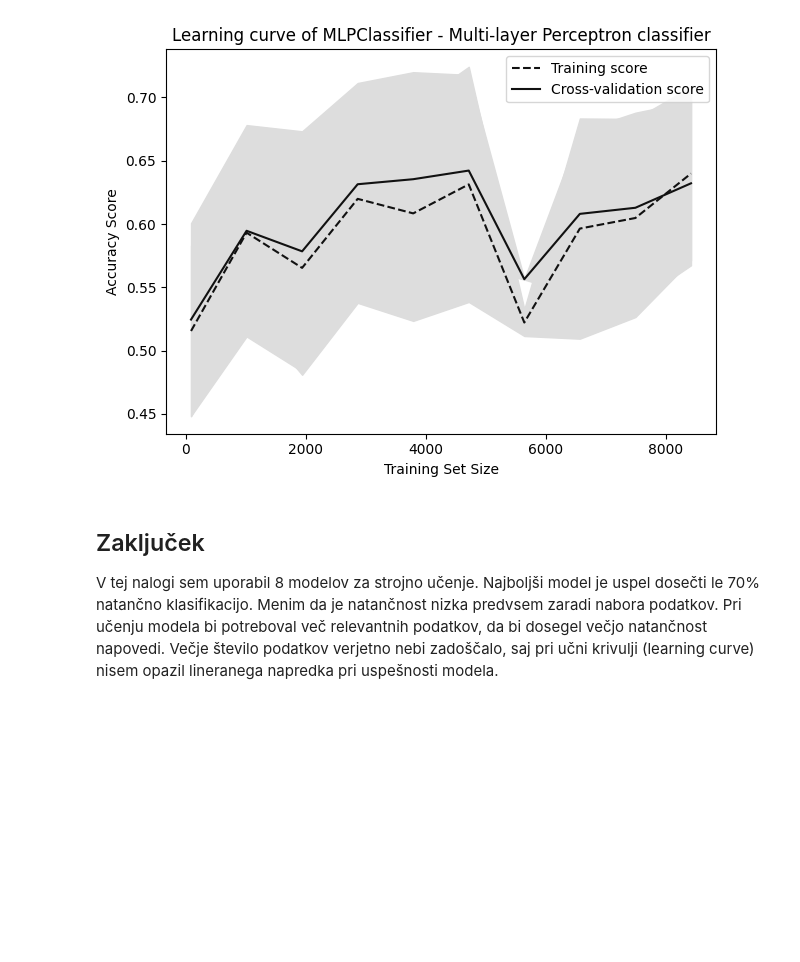
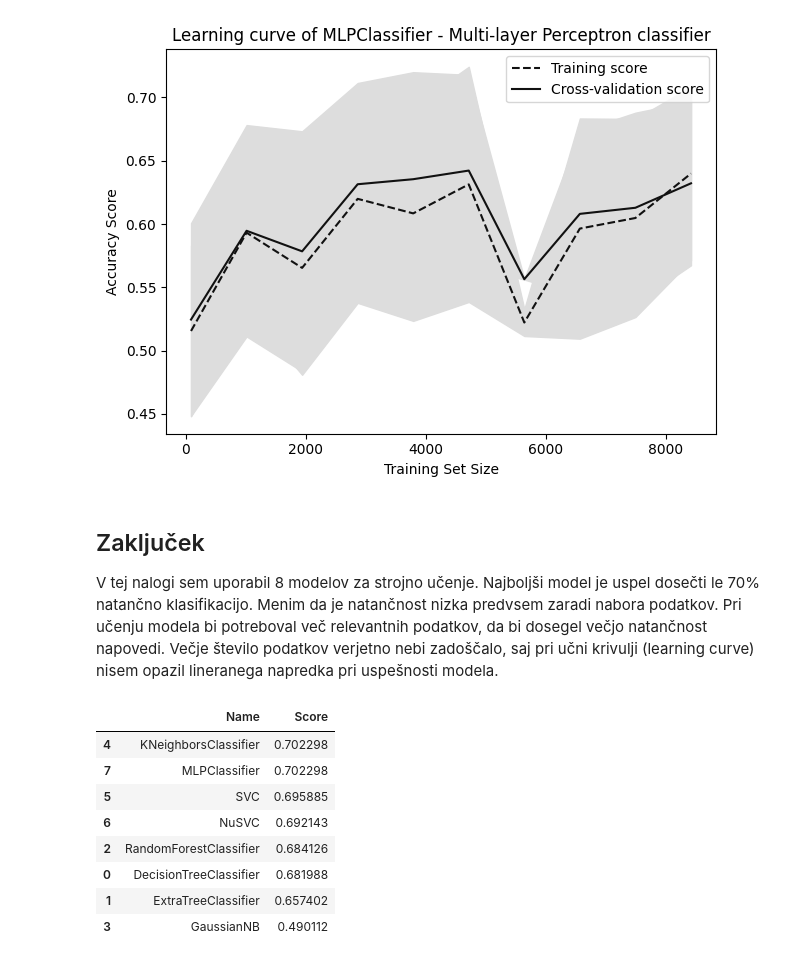
Before and after one commit to StrajnarFilip/UISU-projektna-naloga, a Jupyter notebook: naloga.ipynb, the cells around one changed output. Saved outputs shown, nothing was run; the diff lists cells and outputs as text; code cells hidden in the pictures; blank space fills up the shorter version.

Commit message:
Scores.

```diff
--- a/naloga.ipynb
+++ b/naloga.ipynb
@@ -463,3 +463,40 @@ render_learning_curve(mlp, "Learning curve of MLPClassifier - Multi-layer Percep
 ## Zaključek
 
 V tej nalogi sem uporabil 8 modelov za strojno učenje. Najboljši model je uspel dosečti le 70% natančno klasifikacijo. Menim da je natančnost nizka predvsem zaradi nabora podatkov. Pri učenju modela bi potreboval več relevantnih podatkov, da bi dosegel večjo natančnost napovedi. Večje število podatkov verjetno nebi zadoščalo, saj pri učni krivulji (learning curve) nisem opazil lineranega napredka pri uspešnosti modela.
+# %%
+# Prikaz uspešnosti modelov
+
+pandas.DataFrame(
+    {
+        "Name": [
+            "DecisionTreeClassifier",
+            "ExtraTreeClassifier",
+            "RandomForestClassifier",
+            "GaussianNB",
+            "KNeighborsClassifier",
+            "SVC",
+            "NuSVC",
+            "MLPClassifier",
+        ],
+        "Score": [
+            0.6819882415820417,
+            0.6574024585783004,
+            0.6841261357562801,
+            0.4901122394441475,
+            0.7022982362373063,
+            0.6958845537145911,
+            0.692143238909674,
+            0.7022982362373063,
+        ],
+    }
+).sort_values("Score", ascending=False)
+# %% [output]
+|  | Name | Score |
+| 4 | KNeighborsClassifier | 0.702298 |
+| 7 | MLPClassifier | 0.702298 |
+| 5 | SVC | 0.695885 |
+| 6 | NuSVC | 0.692143 |
+| 2 | RandomForestClassifier | 0.684126 |
+| 0 | DecisionTreeClassifier | 0.681988 |
+| 1 | ExtraTreeClassifier | 0.657402 |
+| 3 | GaussianNB | 0.490112 |
```
